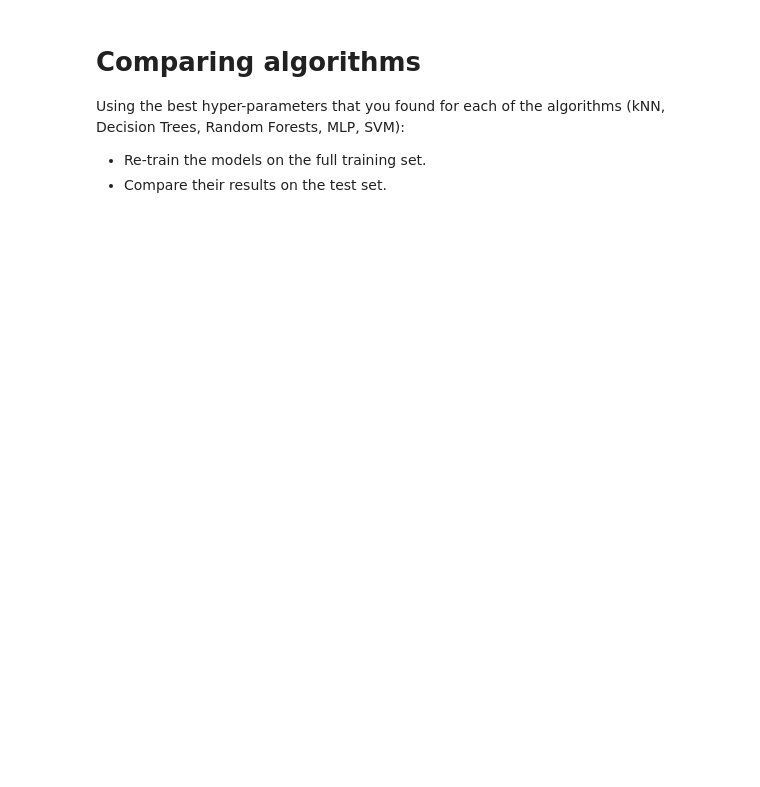
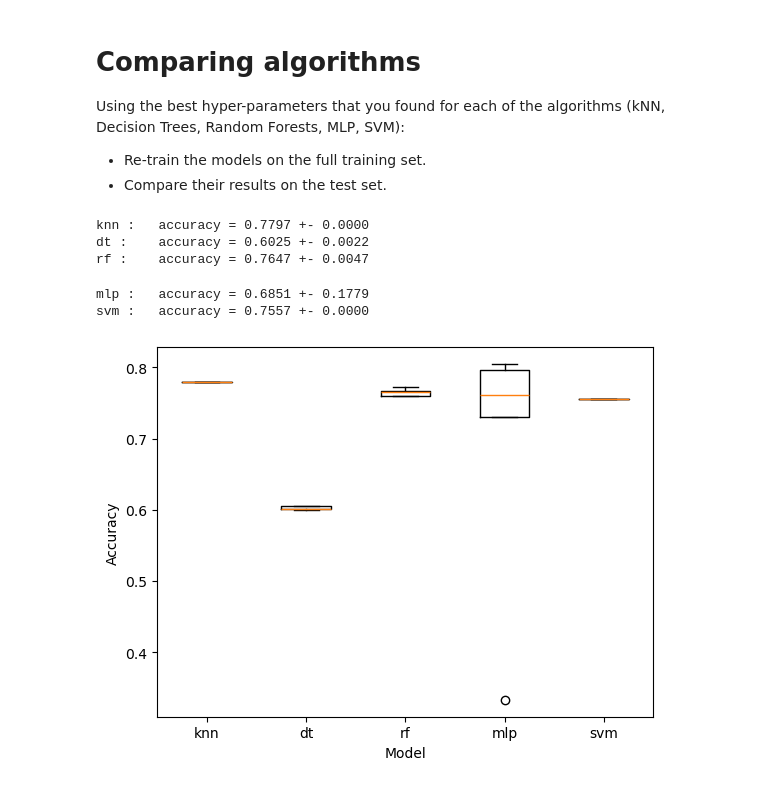
Before and after one commit to Raspberree/info-h-501, a Jupyter notebook: docs/LABS/ML3_SVM.ipynb, the cells around one changed output. Saved outputs shown, nothing was run; the diff lists cells and outputs as text; code cells hidden in the pictures; blank space fills up the shorter version.

```diff
--- a/docs/LABS/ML3_SVM.ipynb
+++ b/docs/LABS/ML3_SVM.ipynb
@@ -63,0 +135,41 @@ Using the best hyper-parameters that you found for each of the algorithms (kNN,
+# %%
+# -- Your code here -- #
+from sklearn.neighbors import KNeighborsClassifier
+from sklearn import tree
+from sklearn import ensemble
+from sklearn.neural_network import MLPClassifier
+
+models = {
+"knn" : KNeighborsClassifier(n_neighbors=5, weights="uniform", p=1),
+"dt" : tree.DecisionTreeClassifier(max_depth=10, min_samples_split=2),
+"rf" : ensemble.RandomForestClassifier(max_depth=20, min_samples_split=2),
+"mlp" : MLPClassifier(hidden_layer_sizes=(100,3)),
+"svm" : SVC(C=1, gamma=5),
+}
+
+all_models_scores = []
+
+for name, model  in models.items():
+    test_scores = []
+    for _ in range(5):
+        model.fit(X_train, y_train)
+        preds = model.predict(X=X_test)
+        score = accuracy_score(y_true=y_test, y_pred=preds)
+        test_scores.append(score)
+    print(f"{name} :\taccuracy = {np.mean(test_scores):.04f} +- {np.std(test_scores):.04f}")
+    all_models_scores.append(test_scores)
+# %% [output]
+knn :   accuracy = 0.7797 +- 0.0000
+dt :    accuracy = 0.6025 +- 0.0022
+rf :    accuracy = 0.7647 +- 0.0047
+mlp :   accuracy = 0.6851 +- 0.1779
+svm :   accuracy = 0.7557 +- 0.0000
+# %%
+plt.figure()
+plt.boxplot(x=all_models_scores, tick_labels=list(models.keys()))
+
+plt.xlabel("Model")
+plt.ylabel("Accuracy")
+plt.show()
+# %% [output]
+[figure, added]
```
Also changed, not shown: parts of 9 cells of this notebook, 2 other files.
